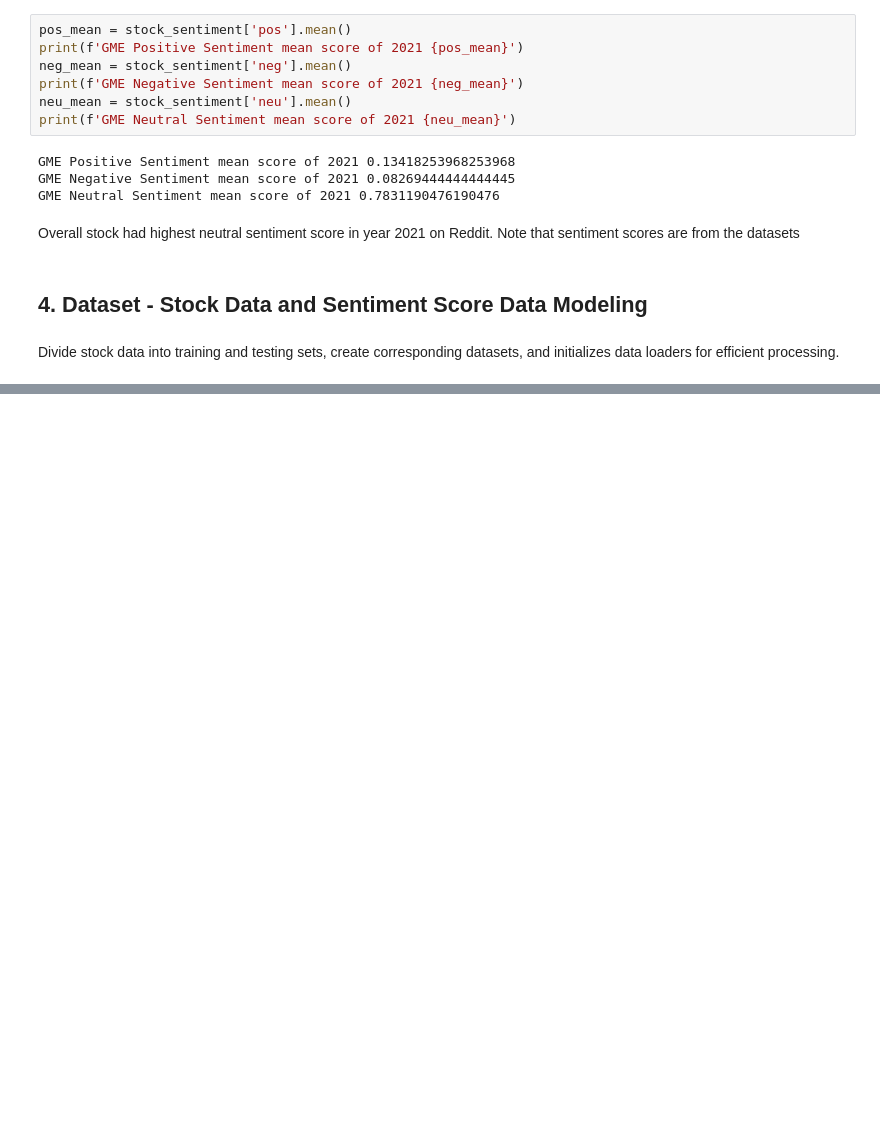
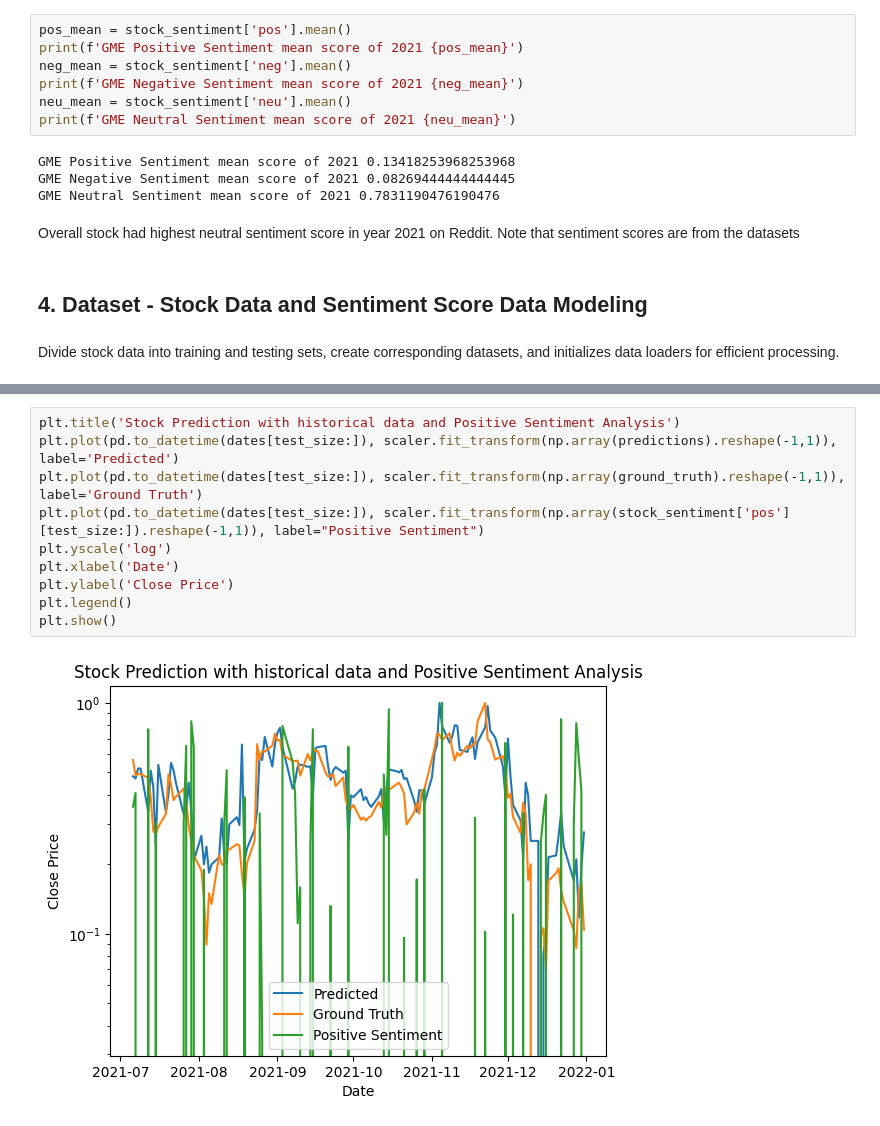
Before and after one commit to Santhoshkumar-p/stock-prediction, a Jupyter notebook: stock_prediction_submission.ipynb, the cells around one changed output, grey strips where cells are left out. Saved outputs shown, nothing was run; the diff lists cells and outputs as text; blank space fills up the shorter version.

```diff
--- a/stock_prediction_submission.ipynb
+++ b/stock_prediction_submission.ipynb
@@ -548,0 +658,12 @@ Test dataset samples = 103, batches = 11
+# %%
+plt.title('Stock Prediction with historical data and Positive Sentiment Analysis')
+plt.plot(pd.to_datetime(dates[test_size:]), scaler.fit_transform(np.array(predictions).reshape(-1,1)), label='Predicted')
+plt.plot(pd.to_datetime(dates[test_size:]), scaler.fit_transform(np.array(ground_truth).reshape(-1,1)), label='Ground Truth')
+plt.plot(pd.to_datetime(dates[test_size:]), scaler.fit_transform(np.array(stock_sentiment['pos'][test_size:]).reshape(-1,1)), label="Positive Sentiment")
+plt.yscale('log')
+plt.xlabel('Date')
+plt.ylabel('Close Price')
+plt.legend()
+plt.show()
+# %% [output]
+[figure, added]
```
Also changed, not shown: parts of 26 cells of this notebook.
